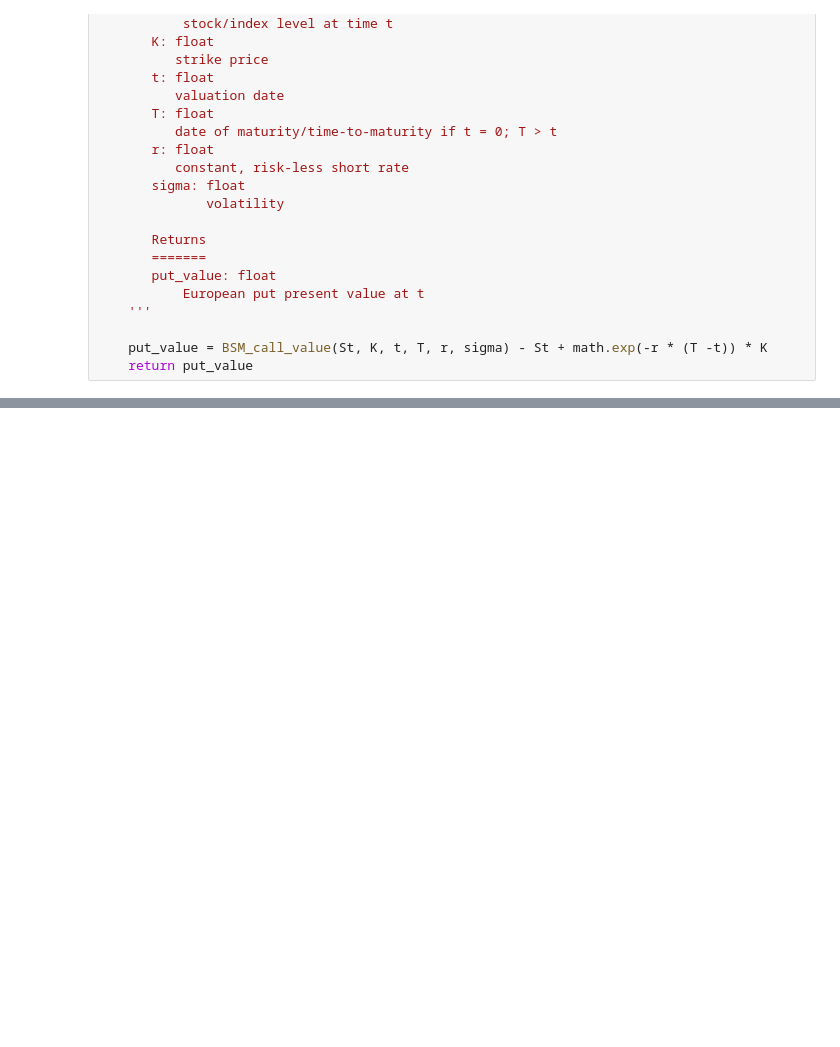
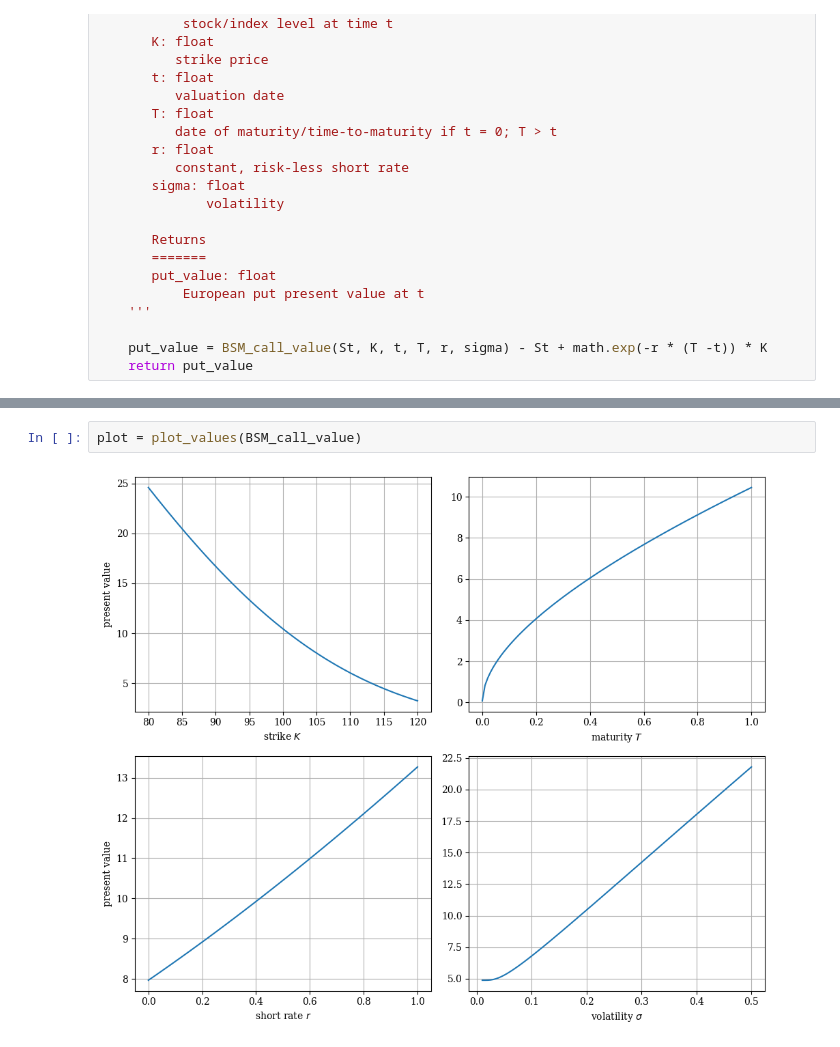
Before and after one commit to junior007percy/Project_Derivatives_Analytics, a Jupyter notebook: BSM_European_Valuation_Option.ipynb, the cells around one changed output, grey strips where cells are left out. Saved outputs shown, nothing was run; the diff lists cells and outputs as text; blank space fills up the shorter version.

Commit message:
Modification of the BSM_European_Valaution_Option.ipynb and addind of two new files, BSM_call_greeks.ipynb and CIR85_Calibration.ipynb.

```diff
--- a/BSM_European_Valuation_Option.ipynb
+++ b/BSM_European_Valuation_Option.ipynb
@@ -80,0 +137,4 @@ def BSM_put_value(St, K, t, T, r, sigma):
+# %%
+plot = plot_values(BSM_call_value)
+# %% [output]
+[figure, added]
```
Also changed, not shown: parts of 1 cell of this notebook, 2 other files.
